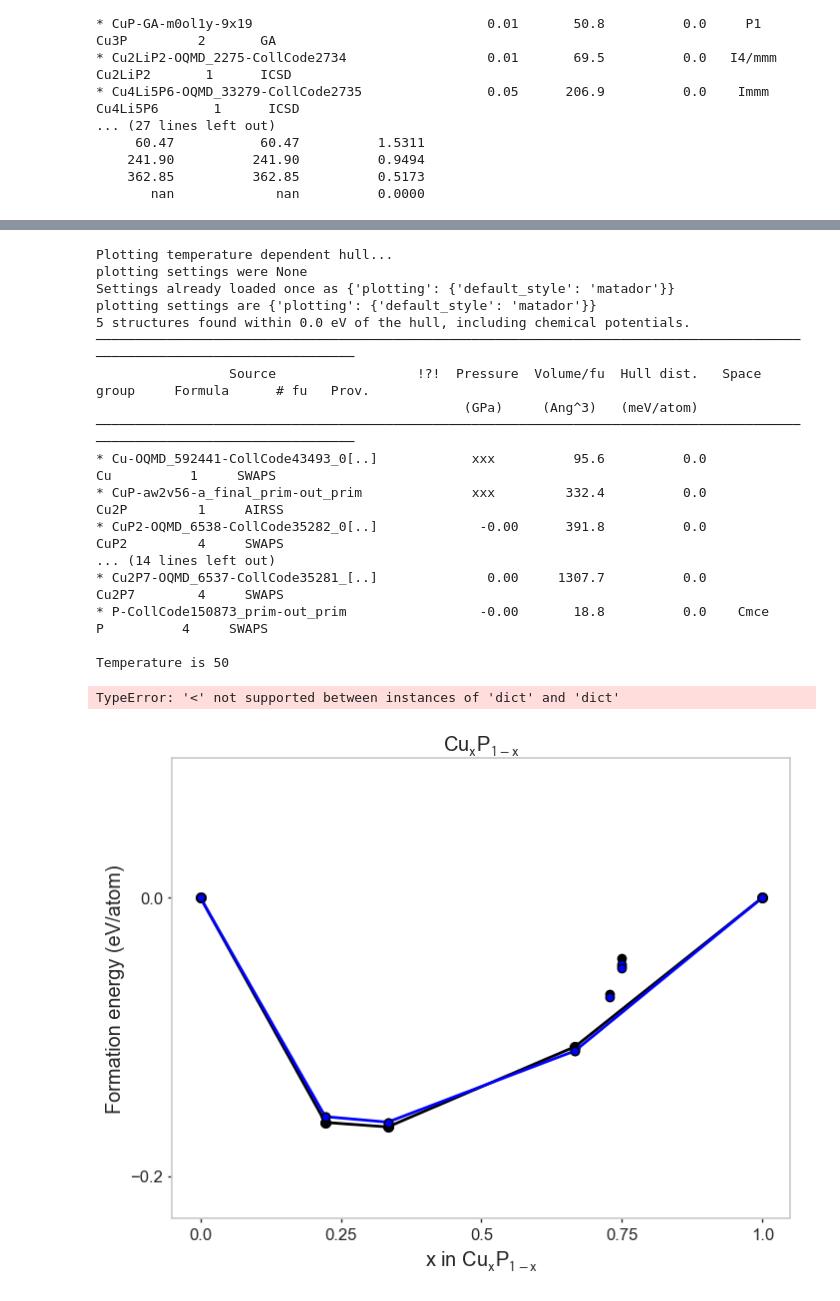
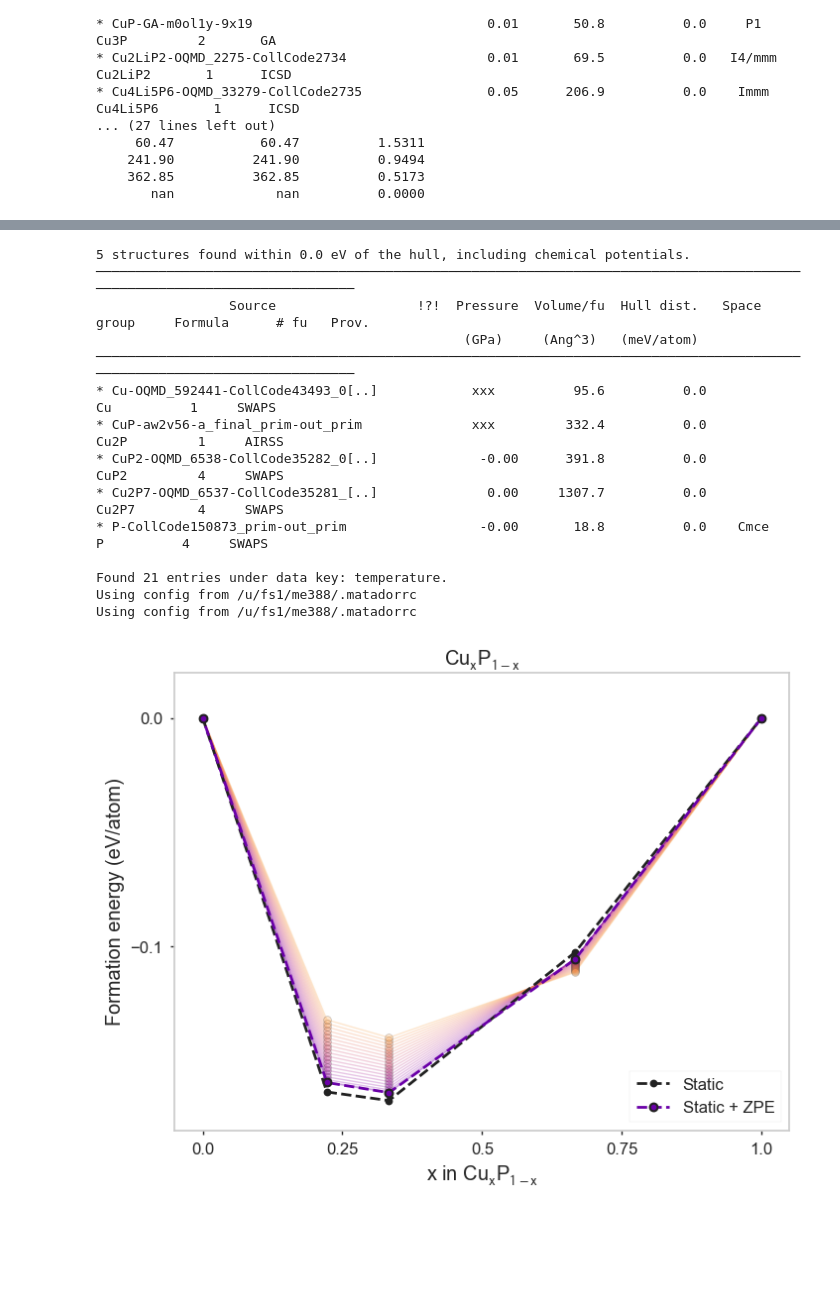
Before and after one commit to harpaf13/data.copper-phosphides, a Jupyter notebook: CuP_results.ipynb, the cells around one changed output, grey strips where cells are left out. Saved outputs shown, nothing was run; the diff lists cells and outputs as text; code cells hidden in the pictures; blank space fills up the shorter version.

Commit message:
Updated with all the new matador features

```diff
--- a/CuP_results.ipynb
+++ b/CuP_results.ipynb
@@ -142,2 +142,0 @@ from matador.utils.chem_utils import get_formula_from_stoich
-# %%
-set_style()
@@ -251,37 +231,30 @@ from matador.hull.hull_temperature import TDHull
 # %%
+from matador.hull.hull_temperature import TemperatureDependentHull
 cursor, failures = castep2dict('/u/fs1/afh41/proj/test-done-from-athena/CuP/*.castep', db=False)
-
 if failures:
     print(failures)
 
-temperature_list = [50,240,430]
-
-hull = TDHull(
+hull = TemperatureDependentHull(
     cursor=cursor,
-    subcmd='hull',
-    show=False,
-    energy_key='free_energy',
-    temperature_list=temperature_list,
-    savefig=True,
+    energy_key='total_energy_per_atom',
     species=['Cu','P']
 )
+ax = hull.plot_hull()
+lims = ax.get_ylim()
+ax.set_ylim(lims[0], 0.02);
 # %% [output]
-Plotting temperature dependent hull...
-plotting settings were None
-Settings already loaded once as {'plotting': {'default_style': 'matador'}}
-plotting settings are {'plotting': {'default_style': 'matador'}}
 5 structures found within 0.0 eV of the hull, including chemical potentials.
 ───────────────────────────────────────────────────────────────────────────────────────────────────────────────────────────
                  Source                  !?!  Pressure  Volume/fu  Hull dist.   Space group     Formula      # fu   Prov.
                                                (GPa)     (Ang^3)   (meV/atom)
 ───────────────────────────────────────────────────────────────────────────────────────────────────────────────────────────
 * Cu-OQMD_592441-CollCode43493_0[..]            xxx          95.6          0.0                   Cu          1     SWAPS
 * CuP-aw2v56-a_final_prim-out_prim              xxx         332.4          0.0                  Cu2P         1     AIRSS
 * CuP2-OQMD_6538-CollCode35282_0[..]             -0.00      391.8          0.0                  CuP2         4     SWAPS
-... (14 lines left out)
 * Cu2P7-OQMD_6537-CollCode35281_[..]              0.00     1307.7          0.0                  Cu2P7        4     SWAPS
 * P-CollCode150873_prim-out_prim                 -0.00       18.8          0.0    Cmce            P          4     SWAPS
 
-Temperature is 50
+Found 21 entries under data key: temperature.
+Using config from /u/fs1/me388/.matadorrc
+Using config from /u/fs1/me388/.matadorrc
-TypeError: '<' not supported between instances of 'dict' and 'dict'
-[figure, old version]
+[figure, new version]
```
Also changed, not shown: parts of 20 cells of this notebook.
